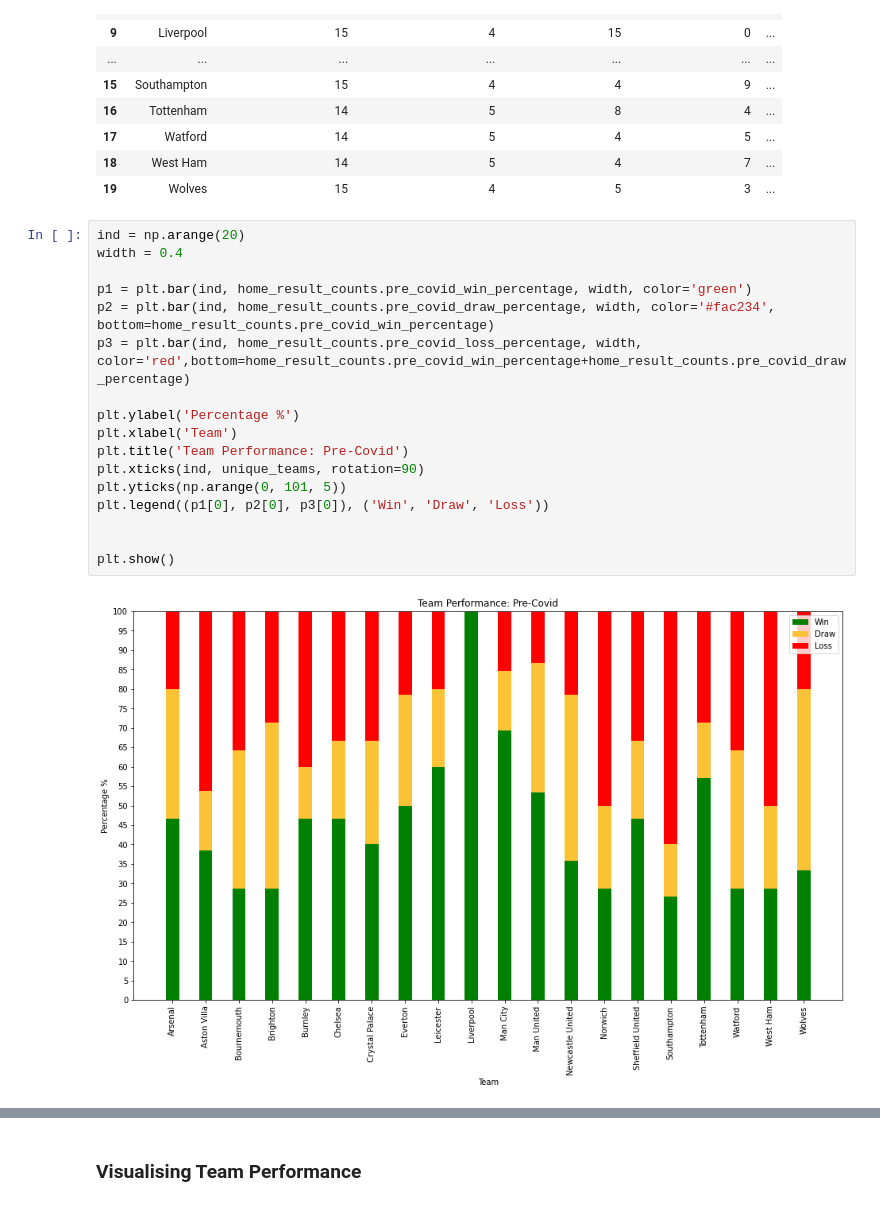
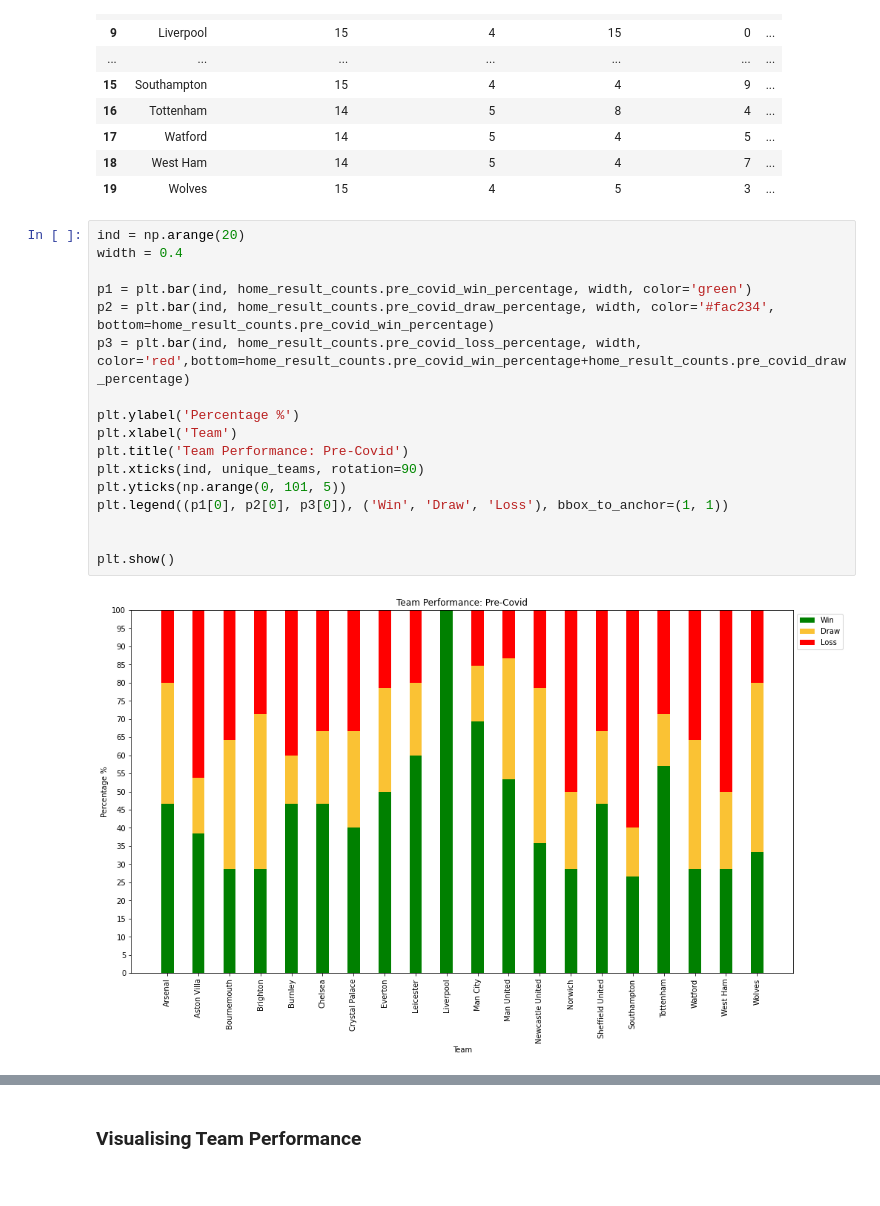
Before and after one commit to CharlesPeterMcCarthy/english-premier-league-2019-2020-statistical-analysis, a Jupyter notebook: epl-2019-2020.ipynb, the cells around one changed output, grey strips where cells are left out. Drawn from its saved outputs; the diff is of its cells as text.

Commit message:
Moved Graph Legends

```diff
--- a/epl-2019-2020.ipynb
+++ b/epl-2019-2020.ipynb
@@ -1905,22 +1905,22 @@ home_result_counts
 # %%
 ind = np.arange(20)
 width = 0.4
 
 p1 = plt.bar(ind, home_result_counts.pre_covid_win_percentage, width, color='green')
 p2 = plt.bar(ind, home_result_counts.pre_covid_draw_percentage, width, color='#fac234', bottom=home_result_counts.pre_covid_win_percentage)
 p3 = plt.bar(ind, home_result_counts.pre_covid_loss_percentage, width, color='red',bottom=home_result_counts.pre_covid_win_percentage+home_result_counts.pre_covid_draw_percentage)
 
 plt.ylabel('Percentage %')
 plt.xlabel('Team')
 plt.title('Team Performance: Pre-Covid')
 plt.xticks(ind, unique_teams, rotation=90)
 plt.yticks(np.arange(0, 101, 5))
-plt.legend((p1[0], p2[0], p3[0]), ('Win', 'Draw', 'Loss'))
+plt.legend((p1[0], p2[0], p3[0]), ('Win', 'Draw', 'Loss'), bbox_to_anchor=(1, 1))
 
 
 plt.show()
 # %% [output]
-[figure, old version]
+[figure, new version]
 # %%
 ind = np.arange(20)
 width = 0.4
```
Also changed, not shown: parts of 3 cells of this notebook.
